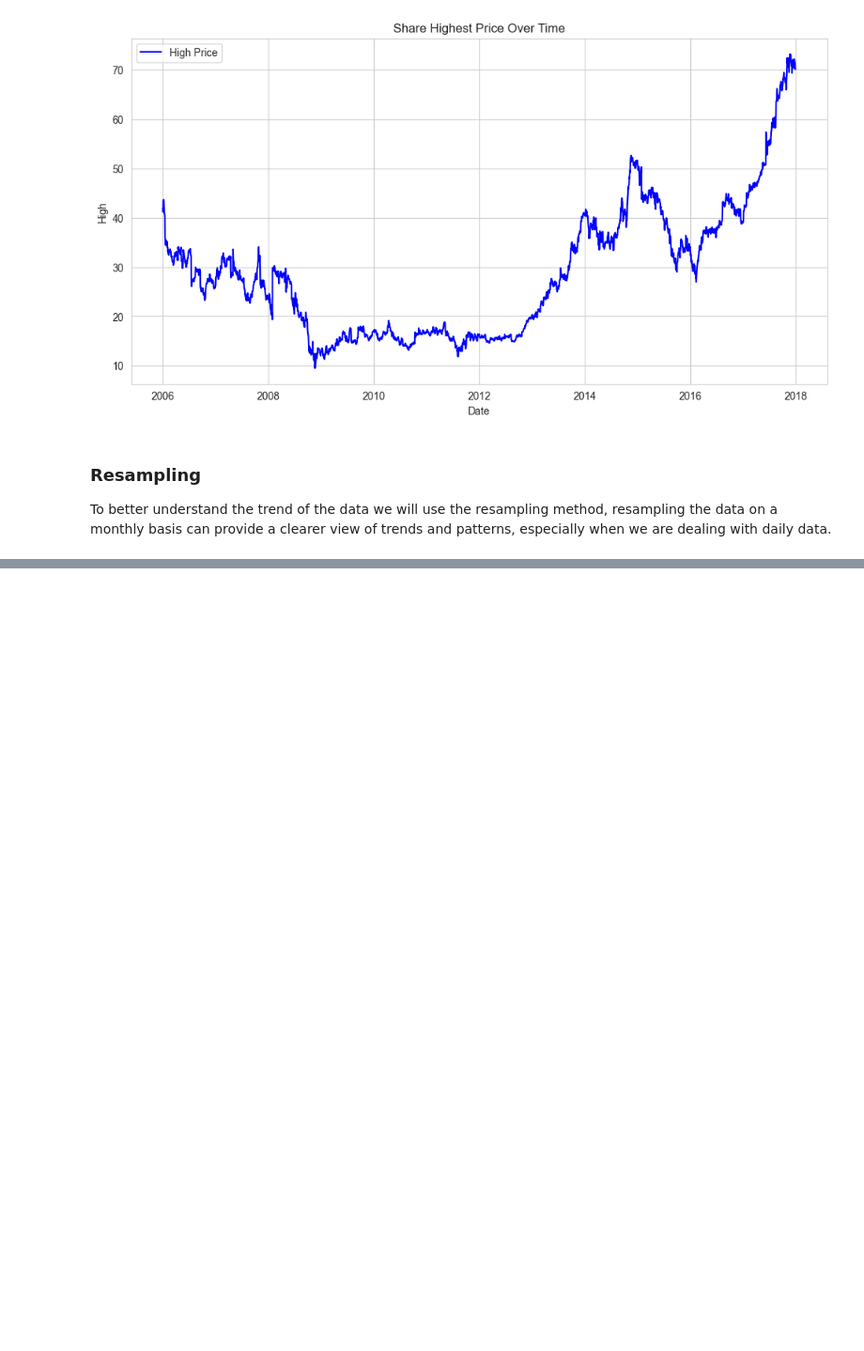
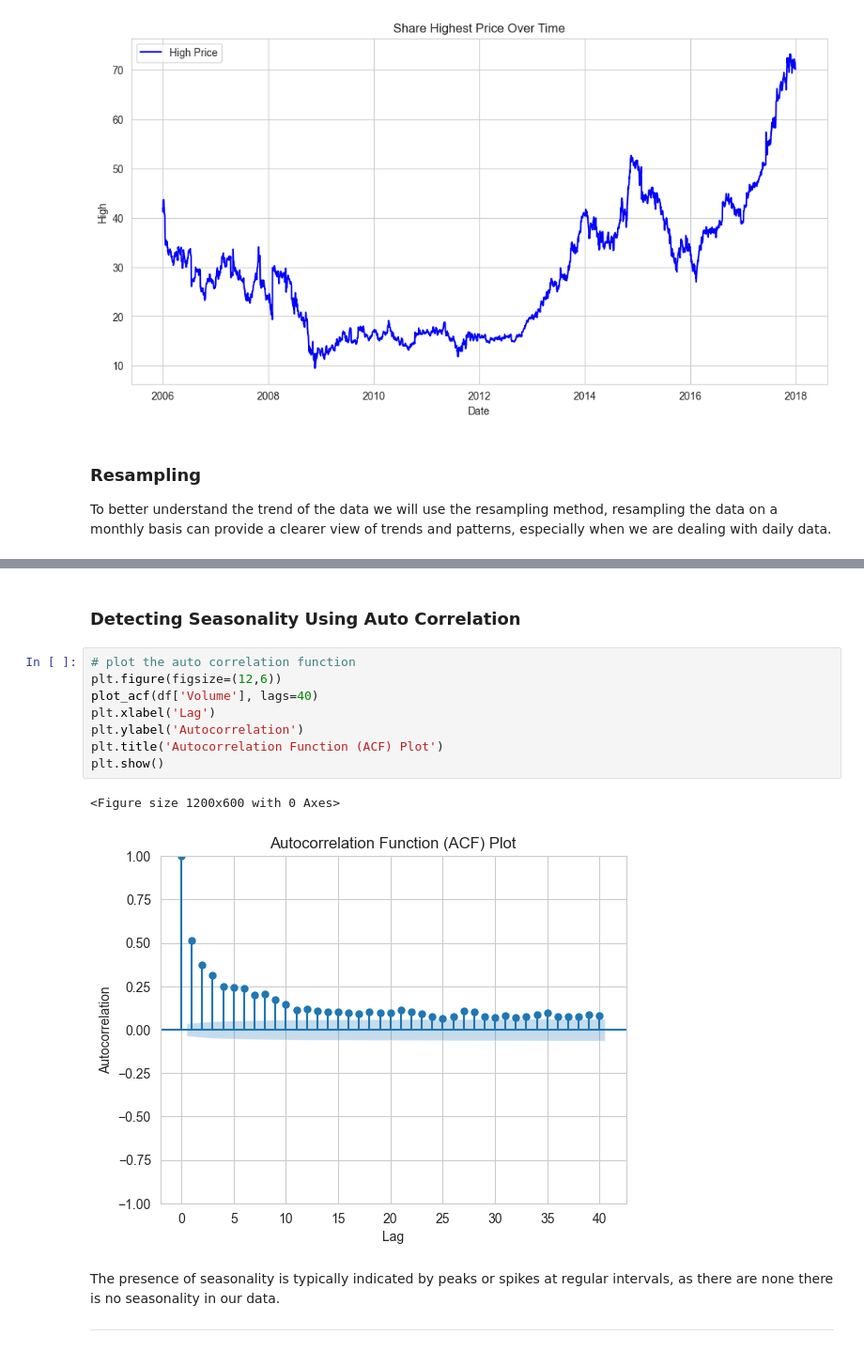
Before and after one commit to vanki2003/DA-Tutorials, a Jupyter notebook: Time Series Analysis & Correlation/notebook.ipynb, the cells around one changed output, grey strips where cells are left out. Shown at 94% size. Cells and saved outputs as stored; diff of their text form; blank space fills up the shorter version.

```diff
--- a/Time Series Analysis & Correlation/notebook.ipynb
+++ b/Time Series Analysis & Correlation/notebook.ipynb
@@ -68,0 +69,16 @@ TypeError: agg function failed [how->mean,dtype->object]
+# %% [markdown]
+### Detecting Seasonality Using Auto Correlation
+# %%
+# plot the auto correlation function
+plt.figure(figsize=(12,6))
+plot_acf(df['Volume'], lags=40)
+plt.xlabel('Lag')
+plt.ylabel('Autocorrelation')
+plt.title('Autocorrelation Function (ACF) Plot')
+plt.show()
+# %% [output]
+<Figure size 1200x600 with 0 Axes>
+[figure, added]
+# %% [markdown]
+The presence of seasonality is typically indicated by peaks or spikes at regular intervals, as there are none there is no seasonality in our data.
+___
```
Also changed, not shown: parts of 13 cells of this notebook, 1 other file.
